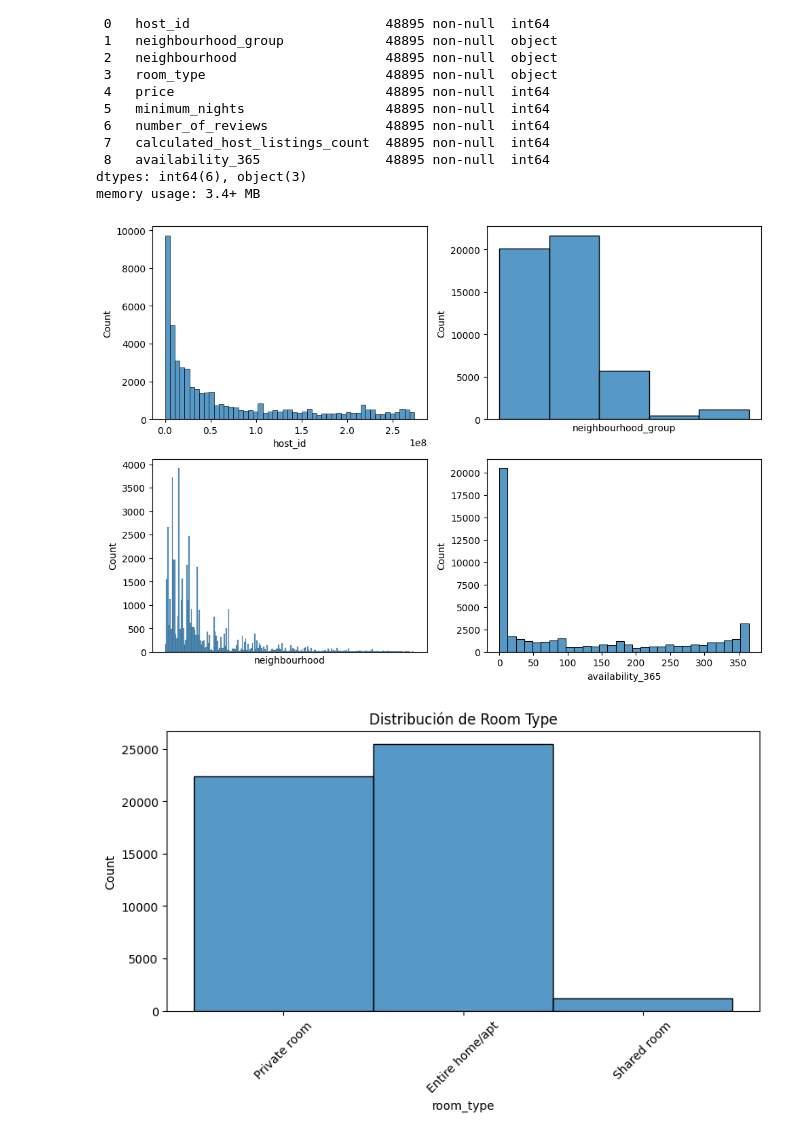
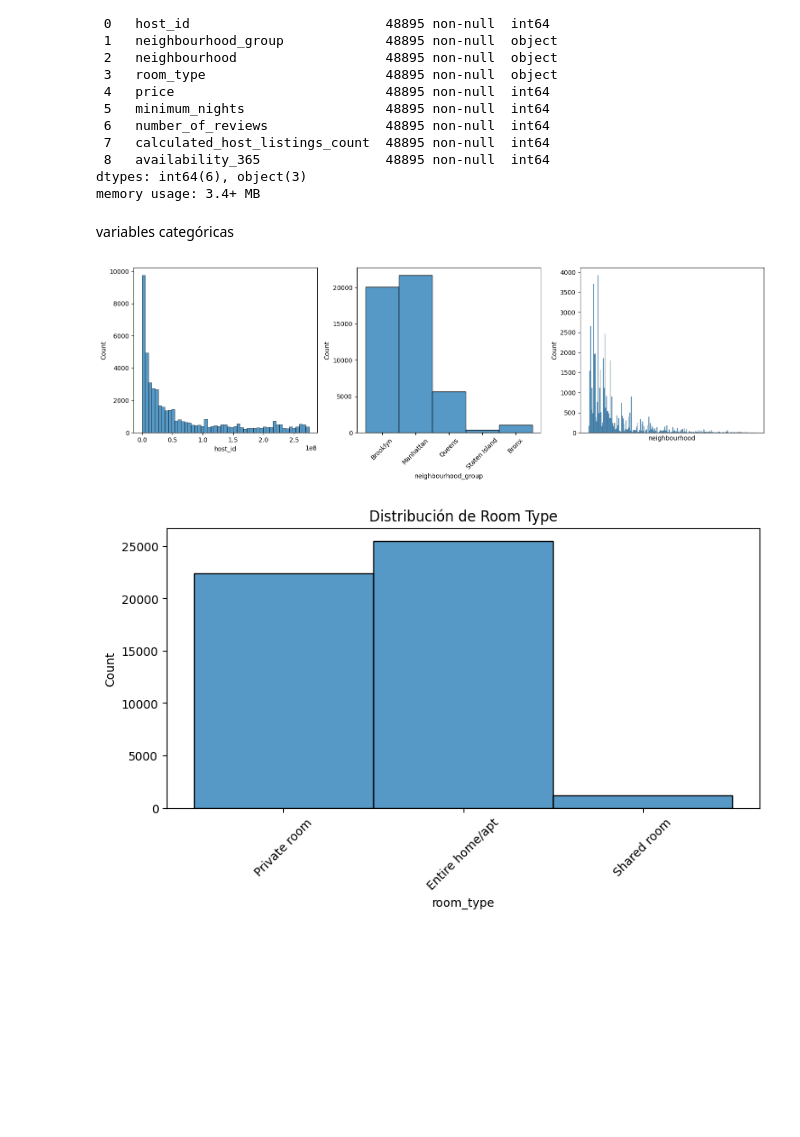
Before and after one commit to 4GeeksAcademy/0204machine-learning-python-template, a Jupyter notebook: src/explore.ipynb, the cells around one changed output. Cells and saved outputs as stored; diff of their text form; code cells hidden in the pictures; blank space fills up the shorter version.

```diff
--- a/src/explore.ipynb
+++ b/src/explore.ipynb
@@ -92,28 +92,41 @@ Data columns (total 9 columns):
  8   availability_365                48895 non-null  int64
 dtypes: int64(6), object(3)
 memory usage: 3.4+ MB
+# %% [markdown]
+variables categóricas
 # %%
 import matplotlib.pyplot as plt
 import seaborn as sns
 
 
-fig, axis = plt.subplots(2, 2, figsize=(10, 7))
+fig, axis = plt.subplots(1, 3, figsize=(15, 5))
 
-sns.histplot(ax = axis[0,0], data = dt, x = "host_id")
-sns.histplot(ax = axis[0,1], data = dt, x = "neighbourhood_group").set_xticks([])
-sns.histplot(ax = axis[1,0], data = dt, x = "neighbourhood").set_xticks([])
-sns.histplot(ax = axis[1,1], data = dt, x = "availability_365")
+
+sns.histplot(ax=axis[0], data=dt, x="host_id")
+
+
+sns.histplot(ax=axis[1], data=dt, x="neighbourhood_group")
+
+
+neighbourhood_group_names = dt["neighbourhood_group"].unique()
+
+
+axis[1].set_xticks(range(len(neighbourhood_group_names)))
+axis[1].set_xticklabels(neighbourhood_group_names, rotation=45)
+
+
+sns.histplot(ax=axis[2], data=dt, x="neighbourhood").set_xticks([])
+
 
 plt.tight_layout()
 plt.show()
 
-
 plt.figure(figsize=(8, 5))
-sns.histplot(data = dt, x = "room_type")
+sns.histplot(data=dt, x="room_type")
 plt.title("Distribución de Room Type")
 plt.xticks(rotation=45)
 plt.tight_layout()
 plt.show()
 # %% [output]
-[figure, old version]
+[figure, new version]
 [figure]
```
Also changed, not shown: parts of 14 cells of this notebook.
